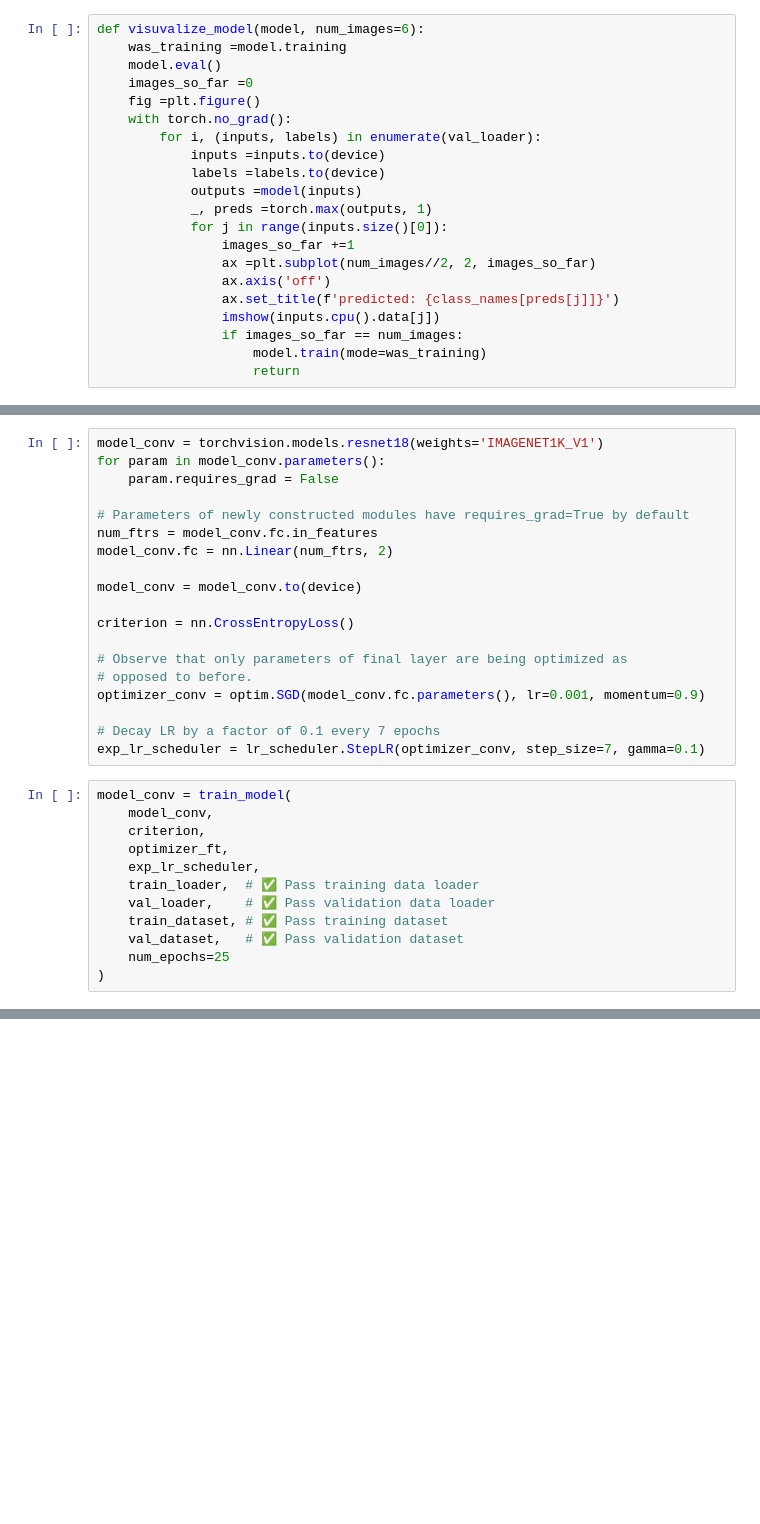
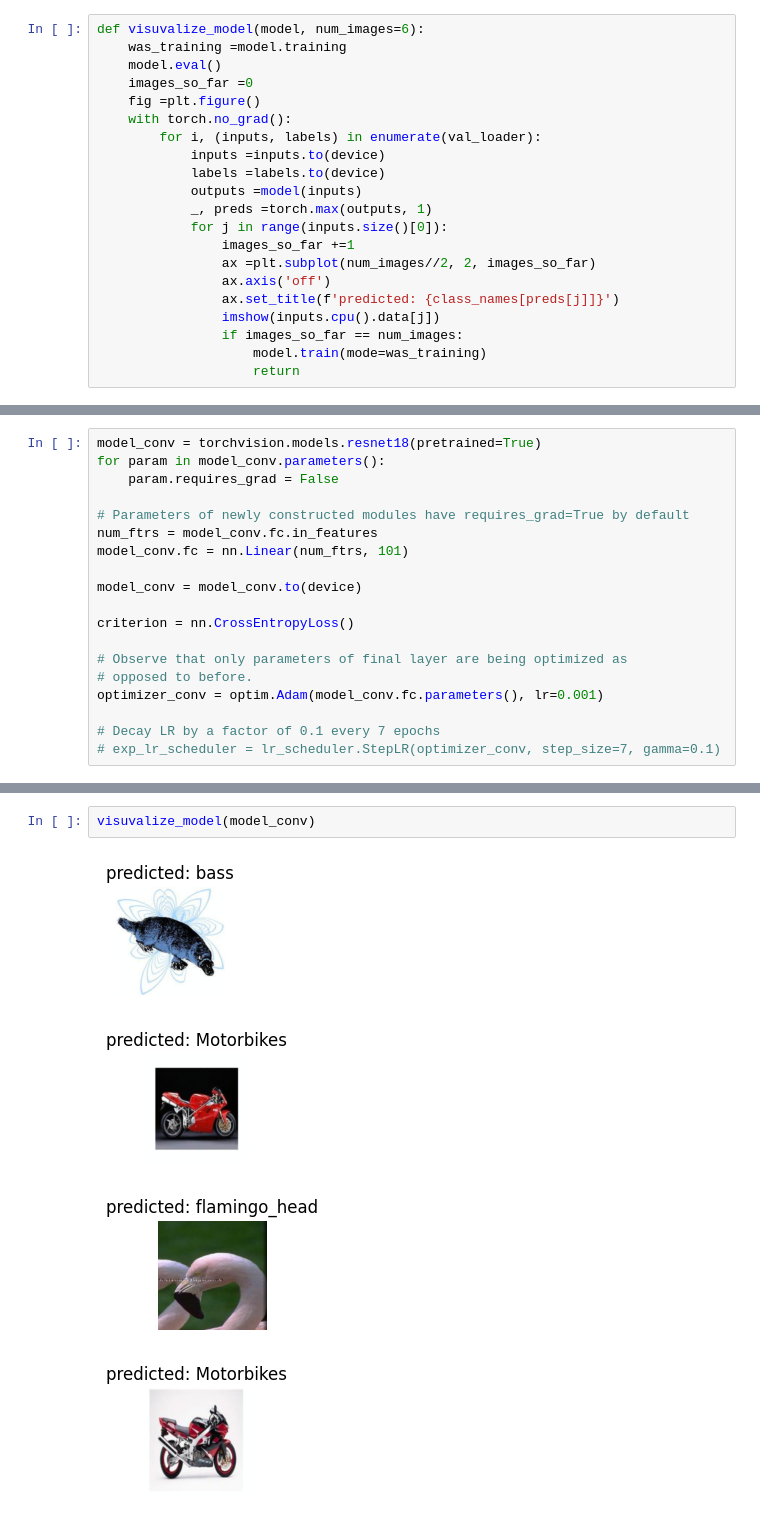
Before and after one commit to bhushanmandava/TransferLearning-PyTorch-, a Jupyter notebook: caltech_data[Resnet]/resnet.ipynb, the cells around one changed output, grey strips where cells are left out. Saved outputs shown, nothing was run; the diff lists cells and outputs as text; blank space fills up the shorter version.

```diff
--- a/caltech_data[Resnet]/resnet.ipynb
+++ b/caltech_data[Resnet]/resnet.ipynb
@@ -238,11 +275,11 @@ visuvalize_model(model_ft)
 # %%
-model_conv = torchvision.models.resnet18(weights='IMAGENET1K_V1')
+model_conv = torchvision.models.resnet18(pretrained=True)
 for param in model_conv.parameters():
     param.requires_grad = False
 
 # Parameters of newly constructed modules have requires_grad=True by default
 num_ftrs = model_conv.fc.in_features
-model_conv.fc = nn.Linear(num_ftrs, 2)
+model_conv.fc = nn.Linear(num_ftrs, 101)
 
 model_conv = model_conv.to(device)
 
@@ -250,19 +287,7 @@ criterion = nn.CrossEntropyLoss()
 
 # Observe that only parameters of final layer are being optimized as
 # opposed to before.
-optimizer_conv = optim.SGD(model_conv.fc.parameters(), lr=0.001, momentum=0.9)
+optimizer_conv = optim.Adam(model_conv.fc.parameters(), lr=0.001)
 
 # Decay LR by a factor of 0.1 every 7 epochs
-exp_lr_scheduler = lr_scheduler.StepLR(optimizer_conv, step_size=7, gamma=0.1)
+# exp_lr_scheduler = lr_scheduler.StepLR(optimizer_conv, step_size=7, gamma=0.1)
-# %%
-model_conv = train_model(
-    model_conv,
-    criterion,
-    optimizer_ft,
-    exp_lr_scheduler,
-    train_loader,  # ✅ Pass training data loader
-    val_loader,    # ✅ Pass validation data loader
-    train_dataset, # ✅ Pass training dataset
-    val_dataset,   # ✅ Pass validation dataset
-    num_epochs=25
-)
@@ -276,0 +362,7 @@ Epoch 1/24
+# %%
+visuvalize_model(model_conv)
+# %% [output]
+[figure, added]
+[figure, added]
+[figure, added]
+[figure, added]
```
Also changed, not shown: parts of 10 cells of this notebook.
